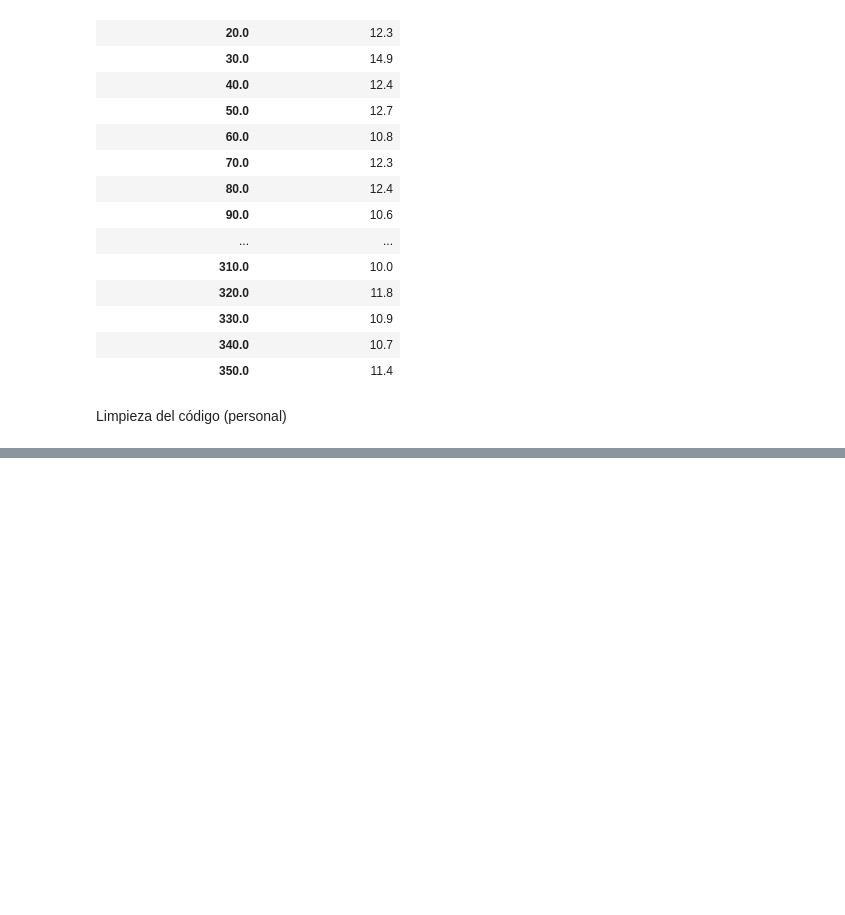
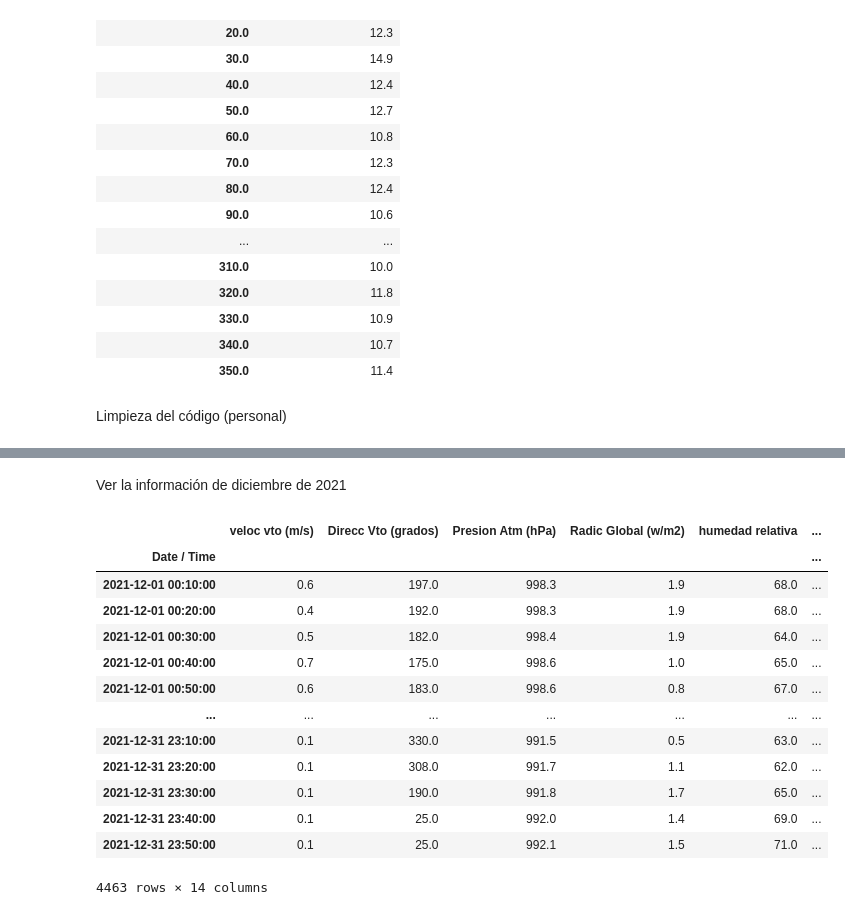
Before and after one commit to aldodds/DS_Python_WeatherStation, a Jupyter notebook: EstacionMeteorologica.ipynb, the cells around one changed output, grey strips where cells are left out. Saved outputs shown, nothing was run; the diff lists cells and outputs as text; code cells hidden in the pictures; blank space fills up the shorter version.

```diff
--- a/EstacionMeteorologica.ipynb
+++ b/EstacionMeteorologica.ipynb
@@ -606,0 +611,2 @@ estacion_meteorologica.drop(['Date', 'Hour'], axis=1, inplace=True)
+# %%
+estacion_meteorologica.set_index('Date / Time', inplace=True)
@@ -606,0 +616,6 @@ estacion_meteorologica.drop(['Date', 'Hour'], axis=1, inplace=True)
+# %%
+estacion_meteorologica['Year'] = estacion_meteorologica.index.year #año
+estacion_meteorologica['Month'] = estacion_meteorologica.index.month #mes
+estacion_meteorologica['Day'] = estacion_meteorologica.index.day #día
+estacion_meteorologica['Weekday'] = estacion_meteorologica.index.weekday #día de la semana
+estacion_meteorologica['Hour'] = estacion_meteorologica.index.weekday #hora
@@ -606,0 +634,3 @@ estacion_meteorologica.drop(['Date', 'Hour'], axis=1, inplace=True)
+# %%
+estacion_meteorologica_2021 = estacion_meteorologica.loc['2021']
+estacion_meteorologica_2021.head()
@@ -606,0 +645,20 @@ estacion_meteorologica.drop(['Date', 'Hour'], axis=1, inplace=True)
+# %% [markdown]
+Ver la información de diciembre de 2021
+# %%
+estacion_meteorologica_2021_diciembre = estacion_meteorologica_2021.loc['2021-12']
+estacion_meteorologica_2021_diciembre
+# %% [output]
+|  | veloc vto (m/s) | Direcc Vto (grados) | Presion Atm (hPa) | Radic Global (w/m2) | humedad relativa | ... |
+| Date / Time |  |  |  |  |  | ... |
+| 2021-12-01 00:10:00 | 0.6 | 197.0 | 998.3 | 1.9 | 68.0 | ... |
+| 2021-12-01 00:20:00 | 0.4 | 192.0 | 998.3 | 1.9 | 68.0 | ... |
+| 2021-12-01 00:30:00 | 0.5 | 182.0 | 998.4 | 1.9 | 64.0 | ... |
+| 2021-12-01 00:40:00 | 0.7 | 175.0 | 998.6 | 1.0 | 65.0 | ... |
+| 2021-12-01 00:50:00 | 0.6 | 183.0 | 998.6 | 0.8 | 67.0 | ... |
+| ... | ... | ... | ... | ... | ... | ... |
+| 2021-12-31 23:10:00 | 0.1 | 330.0 | 991.5 | 0.5 | 63.0 | ... |
+| 2021-12-31 23:20:00 | 0.1 | 308.0 | 991.7 | 1.1 | 62.0 | ... |
+| 2021-12-31 23:30:00 | 0.1 | 190.0 | 991.8 | 1.7 | 65.0 | ... |
+| 2021-12-31 23:40:00 | 0.1 | 25.0 | 992.0 | 1.4 | 69.0 | ... |
+| 2021-12-31 23:50:00 | 0.1 | 25.0 | 992.1 | 1.5 | 71.0 | ... |
+4463 rows × 14 columns
```
Also changed, not shown: parts of 9 cells of this notebook.
